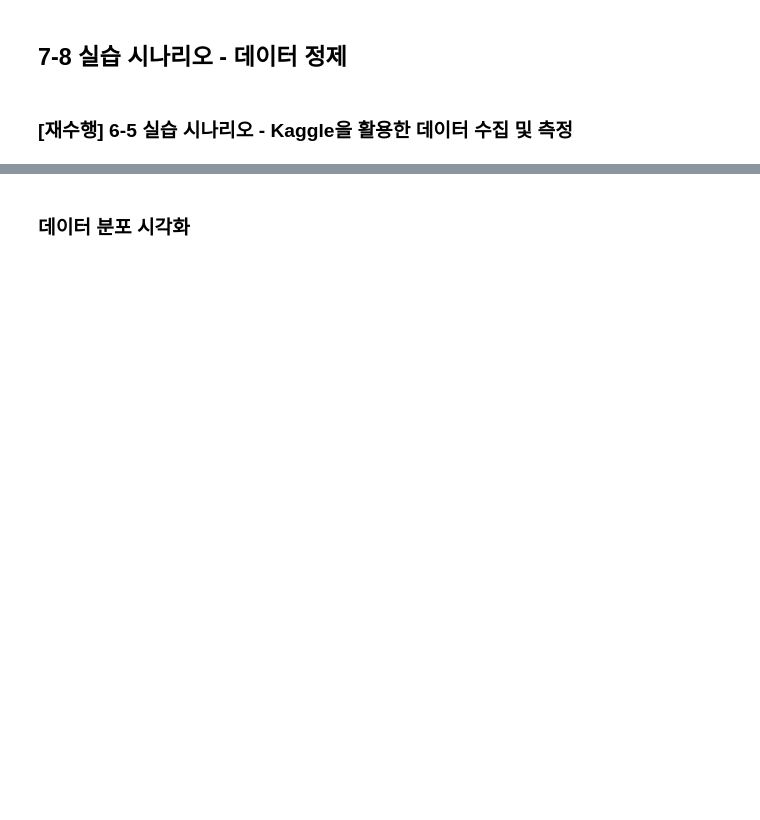
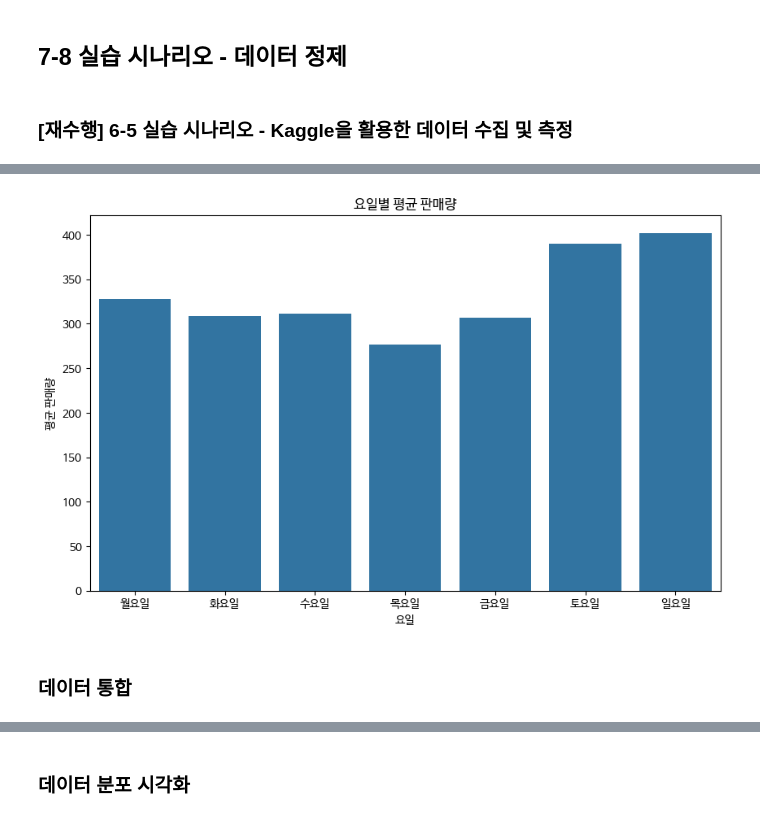
Before and after one commit to jlovechae/Data-Analysis-with-Open-Source, a Jupyter notebook: 오픈소스_데이터_분석_7강.ipynb, the cells around one changed output, grey strips where cells are left out. Saved outputs shown, nothing was run; the diff lists cells and outputs as text; code cells hidden in the pictures; blank space fills up the shorter version.

```diff
--- a/오픈소스_데이터_분석_7강.ipynb
+++ b/오픈소스_데이터_분석_7강.ipynb
@@ -211,0 +424,20 @@ df_date = pd.DataFrame({'date_str':date_str})
+# %%
+### 판매, 거래, 휴일 이벤트, 원율 데이터 내 date 컬럼 데이터 datetime 데이터 타입으로 변경
+train_cleaned['date'] = pd.to_datetime(train_cleaned['date'])
+transactions['date'] = pd.to_datetime(transactions['date'])
+holidays_events['date'] = pd.to_datetime(holidays_events['date'])
+oil_cleaned['date'] = pd.to_datetime(oil_cleaned['date'])
+
+
+train_cleaned['year'] = train_cleaned['date'].dt.year
+train_cleaned['month'] = train_cleaned['date'].dt.month
+train_cleaned['day'] = train_cleaned['date'].dt.day
+train_cleaned['dayofweek'] = train_cleaned['date'].dt.dayofweek
+
+### 주말, 월초, 월말 여부 추출
+train_cleaned['weekend'] = train_cleaned['dayofweek'].apply(lambda x: 1 if x >= 5 else 0)
+train_cleaned['is_month_start'] = train_cleaned['date'].dt.is_month_start
+train_cleaned['is_month_end'] = train_cleaned['date'].dt.is_month_end
+
+print("날짜 특성 추출 결과:")
+print(train_cleaned[['date', 'year', 'month', 'day', 'dayofweek', 'weekend', 'is_month_start', 'is_month_end']].head())
@@ -211,0 +459,19 @@ df_date = pd.DataFrame({'date_str':date_str})
+# %%
+## 요일별 평균 판매량을 계산
+day_sales = train_cleaned.groupby('dayofweek')['sales'].mean().reset_index()
+day_sales['day_name'] = day_sales['dayofweek'].map({
+    0:'월요일', 1:'화요일', 2:'수요일', 3:'목요일', 4:'금요일', 5:'토요일', 6:'일요일'
+})
+
+## 요일 출력값 변경
+
+plt.figure(figsize=(10, 6))
+sns.barplot(x='day_name', y='sales', data=day_sales)
+plt.title("요일별 평균 판매량")
+plt.xlabel("요일")
+plt.ylabel("평균 판매량")
+plt.show()
+# %% [output]
+[figure, added]
+# %% [markdown]
+### 데이터 통합
```
Also changed, not shown: parts of 30 cells of this notebook.
